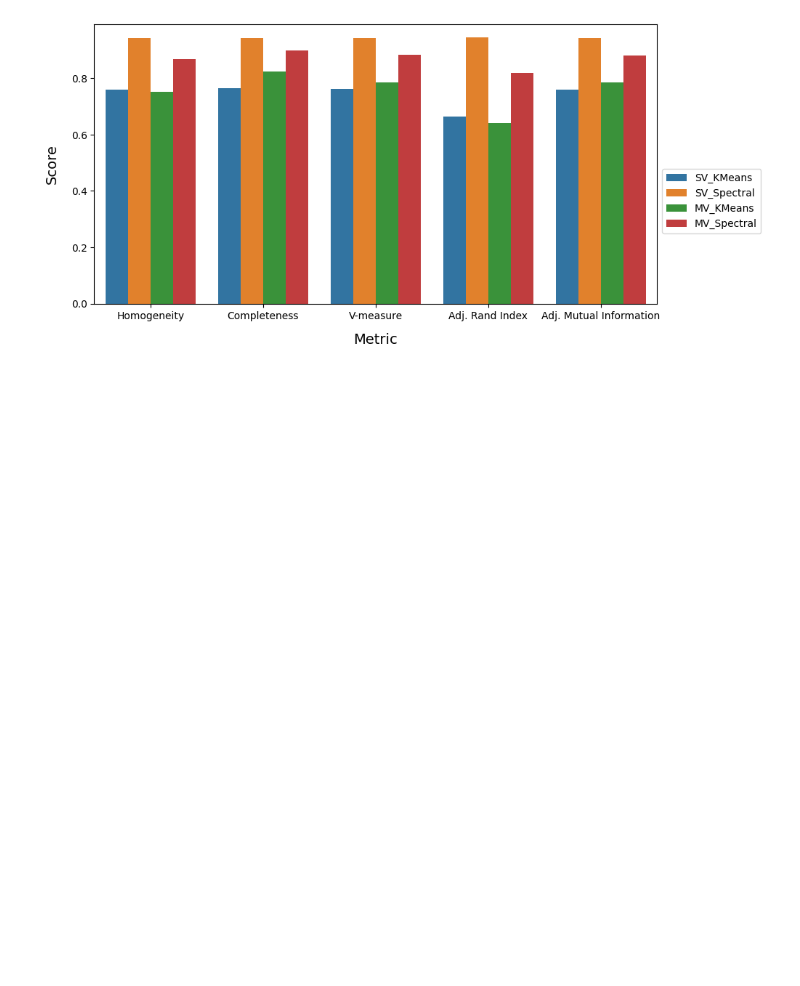
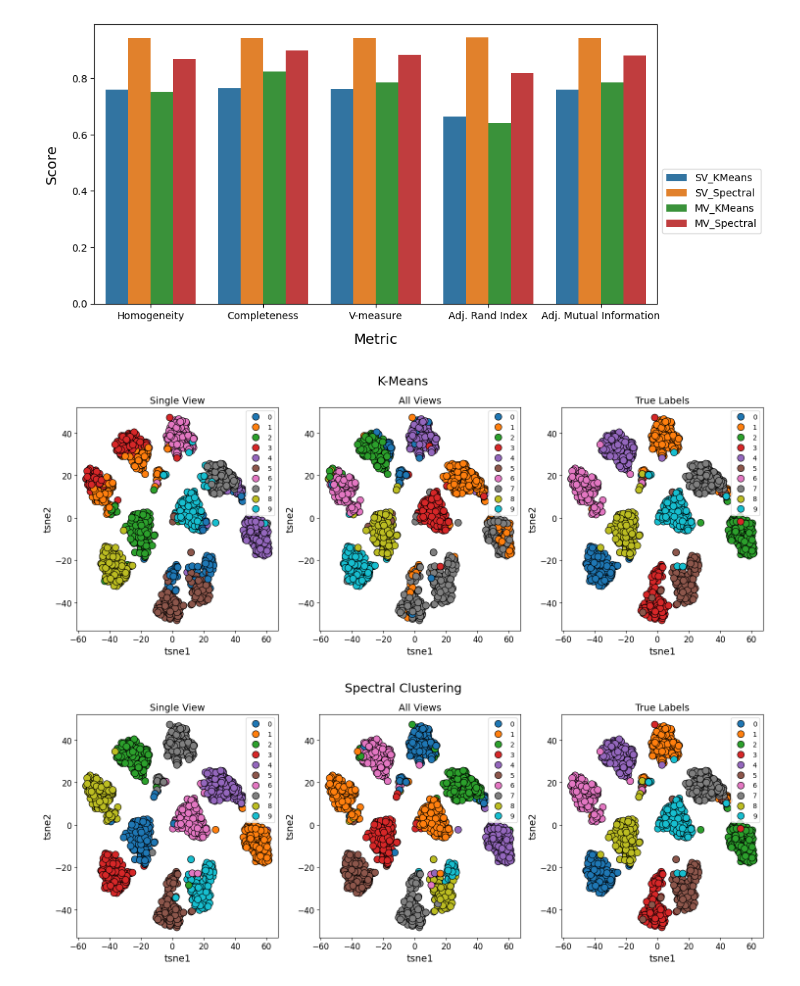
Before and after one commit to Ibrahim-Ola/multi_view_learning, a Jupyter notebook: multi_view_clustering.ipynb, the cells around one changed output. Drawn from its saved outputs; the diff is of its cells as text; code cells hidden in the pictures; blank space fills up the shorter version.

Commit message:
added clustering plots

```diff
--- a/multi_view_clustering.ipynb
+++ b/multi_view_clustering.ipynb
@@ -223,35 +223,28 @@ plt.show()
 # %% [output]
 [figure]
 # %%
-# import matplotlib.pyplot as plt
-# import seaborn as sns
+def plot_tsne_clusters(title, tsne_data, labels, subtitles):
+    plt.figure(figsize=(15, 6))
+    plt.suptitle(title, fontsize=18)
 
-# def plot_tsne_clusters(title, tsne_data, labels, subtitles):
-#     plt.figure(figsize=(15, 6))
-#     plt.suptitle(title, fontsize=18)
+    for i, (label, subtitle) in enumerate(zip(labels, subtitles), 1):
+        plt.subplot(1, 3, i)
+        sns.scatterplot(x = tsne_data.tsne1, y = tsne_data.tsne2,
+                        hue = label, palette='tab10', edgecolor='black', s=100)
+        plt.title(subtitle, fontsize=14)
+        plt.xlabel('tsne1', fontsize=14)
+        plt.ylabel('tsne2', fontsize=14)
+        plt.xticks(fontsize=12)
+        plt.yticks(fontsize=12)
 
-#     for i, (label, subtitle) in enumerate(zip(labels, subtitles), 1):
-#         plt.subplot(1, 3, i)
-#         sns.scatterplot(x = tsne_data.tsne1, y = tsne_data.tsne2,
-#                         hue = label, palette='tab10', edgecolor='black', s=100)
-#         plt.title(subtitle, fontsize=14)
-#         plt.xlabel('tsne1', fontsize=14)
-#         plt.ylabel('tsne2', fontsize=14)
-#         plt.xticks(fontsize=12)
-#         plt.yticks(fontsize=12)
+    plt.tight_layout()
+    plt.savefig(f'{title}_clustering.png')
+    plt.show()
 
-#     plt.tight_layout()
-#     plt.show()
-
-# tsne_df = ... # Your t-SNE DataFrame
-# y_kmeans_sv = ... # Your single view labels for k-means
-# y_kmeans_mv = ... # Your multi view labels for k-means
-# y_spec_sv = ... # Your single view labels for spectral clustering
-# y_spec_mv = ... # Your multi view labels for spectral clustering
-# y = ... # Your true labels
-
-# # For K-Means Clustering
-# plot_tsne_clusters('K-Means', tsne_df, [y_kmeans_sv, y_kmeans_mv, y], ['Single View', 'Two Views', 'True Labels'])
-
-# # For Spectral Clustering
-# plot_tsne_clusters('Spectral Clustering', tsne_df, [y_spec_sv, y_spec_mv, y], ['Single View', 'Two Views', 'True Labels'])
+# For K-Means Clustering
+plot_tsne_clusters('K-Means', tsne_df, [y_kmeans_sv, y_kmeans_mv, y], ['Single View', 'All Views', 'True Labels'])
+# For Spectral Clustering
+plot_tsne_clusters('Spectral Clustering', tsne_df, [y_spec_sv, y_spec_mv, y], ['Single View', 'All Views', 'True Labels'])
+# %% [output]
+[figure, added]
+[figure, added]
```
